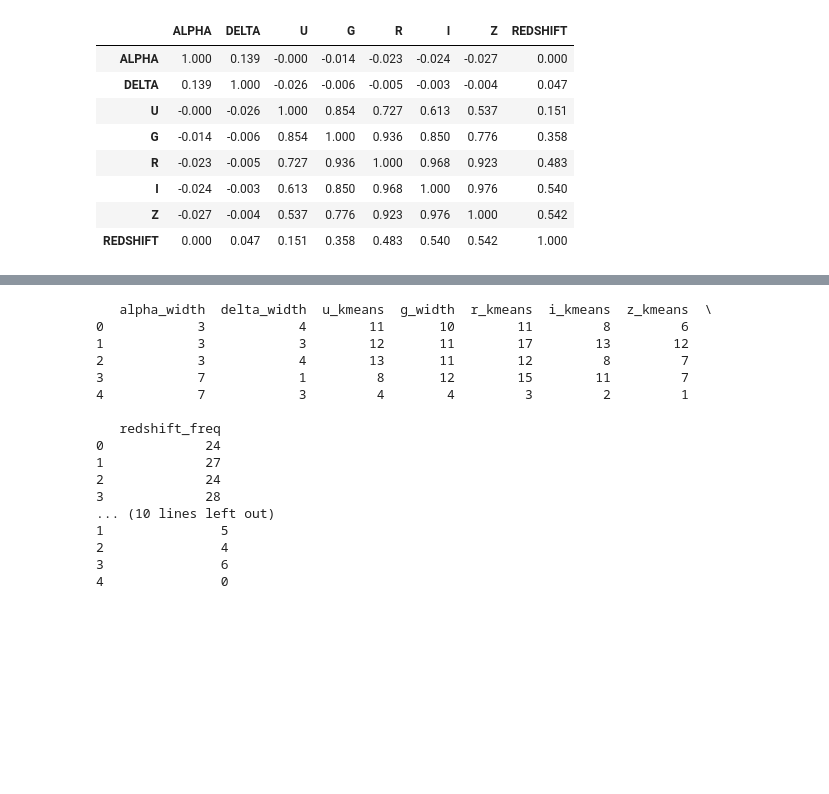
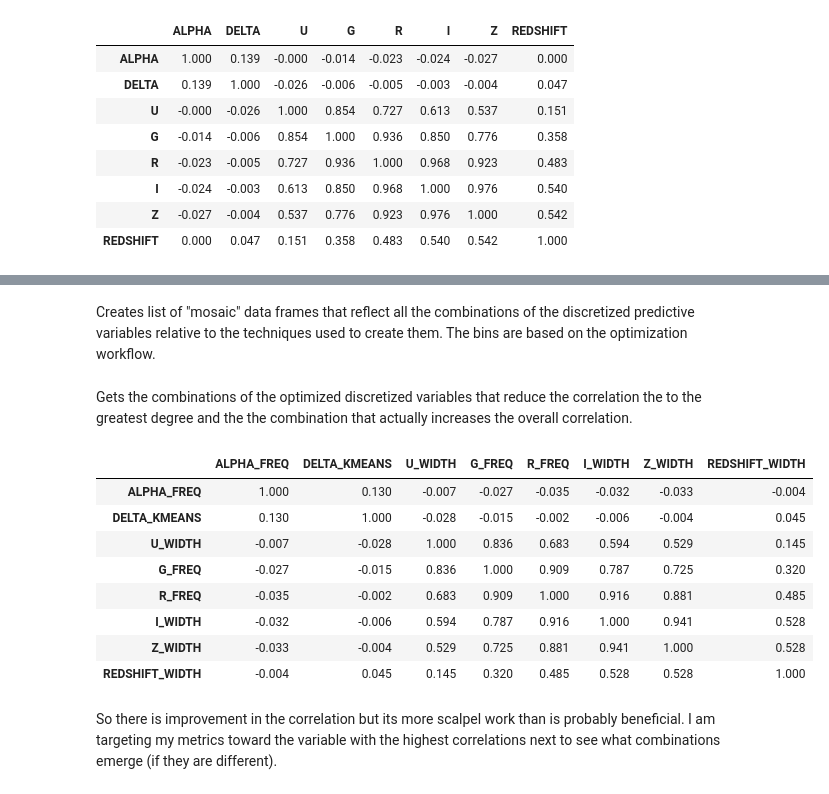
Before and after one commit to cookepoli/Bennett_CookePolitikos_CS368_StellarClassification, a Jupyter notebook: Scripts and notebooks/feature_discretization.ipynb, the cells around one changed output, grey strips where cells are left out. Cells and saved outputs as stored; diff of their text form; code cells hidden in the pictures; blank space fills up the shorter version.

Commit message:
cell updates: selects dfs to serve as experimental control groups, adds experimental design, organizes cell, adds new discretization ensemble technique, outputs test groups as csvs

```diff
--- a/Scripts and notebooks/feature_discretization.ipynb
+++ b/Scripts and notebooks/feature_discretization.ipynb
@@ -544,0 +486,2 @@ corr_matrix.style\
+# %% [markdown]
+Creates list of "mosaic" data frames that reflect all the combinations of the discretized predictive variables relative to the techniques used to create them. The bins are based on the optimization workflow.
@@ -545,27 +541,29 @@ corr_matrix.style\
+# %% [markdown]
+Gets the combinations of the optimized discretized variables that reduce the correlation the to the greatest degree and the the combination that actually increases the overall correlation.
 # %%
 
 sorted_mosaics_list = sorted(mosaics_list, key = lambda x: x["summed_corDiff"])
 
-CorChange_max_df = discPred_df[sorted_mosaics_list[len(sorted_mosaics_list)-1]['variable_names']]
-CorChange_min_df = discPred_df[sorted_mosaics_list[0]['variable_names']]
+CorChange_best_df = discPred_df[sorted_mosaics_list[len(sorted_mosaics_list)-1]['variable_names']]
+# CorChange_worst_df = discPred_df[sorted_mosaics_list[0]['variable_names']]
+
+print(CorChange_best_df.head())
+CorChange_best_df.to_csv()
-# %%
-print(CorChange_max_df.head())
-print(CorChange_min_df.head())
-# %% [output]
-   alpha_width  delta_width  u_kmeans  g_width  r_kmeans  i_kmeans  z_kmeans  \
-0            3            4        11       10        11         8         6
-1            3            3        12       11        17        13        12
-2            3            4        13       11        12         8         7
-3            7            1         8       12        15        11         7
-4            7            3         4        4         3         2         1
-
-   redshift_freq
-0             24
-1             27
-2             24
-3             28
-... (10 lines left out)
-1               5
-2               4
-3               6
-4               0
+# %%
+best_df_corr_matrix = CorChange_best_df.corr()
+
+best_df_corr_matrix.style\
+    .format(precision = 3)\
+    .format_index(str.upper, axis = 0)\
+    .format_index(str.upper, axis = 1)\
+    .background_gradient(cmap='coolwarm')
+# %% [output]
+|  | ALPHA_FREQ | DELTA_KMEANS | U_WIDTH | G_FREQ | R_FREQ | I_WIDTH | Z_WIDTH | REDSHIFT_WIDTH |
+| ALPHA_FREQ | 1.000 | 0.130 | -0.007 | -0.027 | -0.035 | -0.032 | -0.033 | -0.004 |
+| DELTA_KMEANS | 0.130 | 1.000 | -0.028 | -0.015 | -0.002 | -0.006 | -0.004 | 0.045 |
+| U_WIDTH | -0.007 | -0.028 | 1.000 | 0.836 | 0.683 | 0.594 | 0.529 | 0.145 |
+| G_FREQ | -0.027 | -0.015 | 0.836 | 1.000 | 0.909 | 0.787 | 0.725 | 0.320 |
+| R_FREQ | -0.035 | -0.002 | 0.683 | 0.909 | 1.000 | 0.916 | 0.881 | 0.485 |
+| I_WIDTH | -0.032 | -0.006 | 0.594 | 0.787 | 0.916 | 1.000 | 0.941 | 0.528 |
+| Z_WIDTH | -0.033 | -0.004 | 0.529 | 0.725 | 0.881 | 0.941 | 1.000 | 0.528 |
+| REDSHIFT_WIDTH | -0.004 | 0.045 | 0.145 | 0.320 | 0.485 | 0.528 | 0.528 | 1.000 |
@@ -571,0 +578,2 @@ print(CorChange_min_df.head())
+# %% [markdown]
+So there is improvement in the correlation but its more scalpel work than is probably beneficial. I am targeting my metrics toward the variable with the highest correlations next to see what combinations emerge (if they are different).
```
Also changed, not shown: parts of 32 cells of this notebook.
